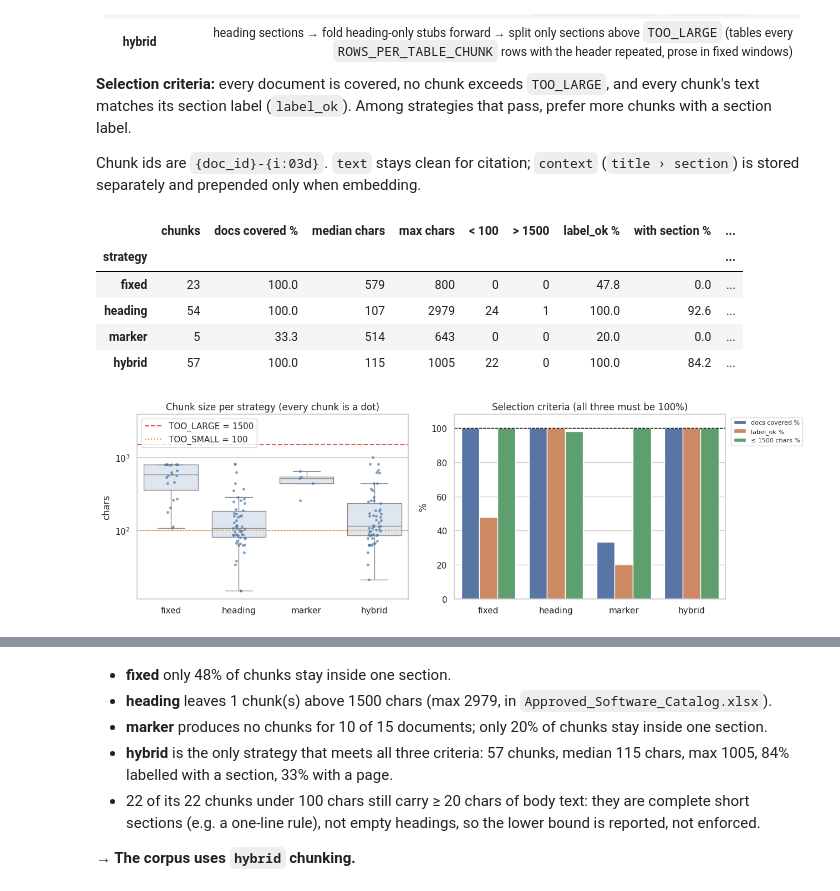
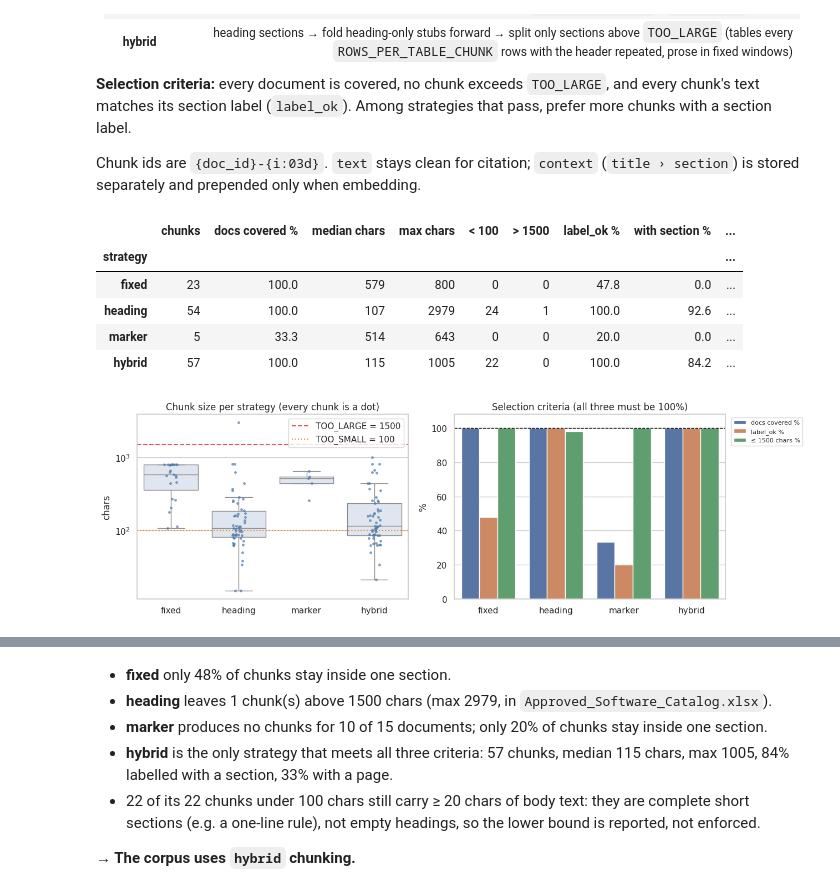
Before and after one commit to tal-mat/knowledge-assistant, a Jupyter notebook: experiments/00_corpus.ipynb, the cells around one changed output, grey strips where cells are left out. Cells and saved outputs as stored; diff of their text form; code cells hidden in the pictures.

```diff
--- a/experiments/00_corpus.ipynb
+++ b/experiments/00_corpus.ipynb
@@ -650,32 +719,32 @@ for s, per_doc in RESULTS.items():
         "label_ok %": round(100 * np.mean([label_ok(c) for c in chunks]), 1) if chunks else 0.0,
         "with section %": round(100 * np.mean([c["section"] is not None for c in chunks]), 1) if chunks else 0.0,
         "with page %": round(100 * np.mean([c["page"] is not None for c in chunks]), 1) if chunks else 0.0,
     })
 STRAT_DF = pd.DataFrame(strat_rows).set_index("strategy")
 display(STRAT_DF)
 
 fig, axes = plt.subplots(1, 2, figsize=(13, 4.2))
 sizes_df = pd.DataFrame(size_rows)
 sns.boxplot(data=sizes_df, x="strategy", y="chars", ax=axes[0], color="#DDE6F2", showfliers=False)
 sns.stripplot(data=sizes_df, x="strategy", y="chars", ax=axes[0], size=3.5, alpha=0.7, color="#4C78A8")
 axes[0].axhline(TOO_LARGE, color="#E45756", ls="--", label=f"TOO_LARGE = {TOO_LARGE}")
 axes[0].axhline(TOO_SMALL, color="#F58518", ls=":", label=f"TOO_SMALL = {TOO_SMALL}")
 axes[0].set(yscale="log", title="Chunk size per strategy (every chunk is a dot)", xlabel="")
-axes[0].legend(loc="upper left")
+axes[0].legend(loc="upper right")
 checks = STRAT_DF[["docs covered %", "label_ok %"]].copy()
 checks[f"≤ {TOO_LARGE} chars %"] = 100 * (1 - STRAT_DF[f"> {TOO_LARGE}"] / STRAT_DF["chunks"].clip(lower=1))
 checks = checks.reset_index().melt("strategy", var_name="check", value_name="%")
 sns.barplot(data=checks, x="strategy", y="%", hue="check", ax=axes[1])
 axes[1].axhline(100, color="black", ls="--", lw=1)
 axes[1].set(title="Selection criteria (all three must be 100%)", ylim=(0, 108), xlabel="")
 axes[1].legend(loc="upper left", bbox_to_anchor=(1.01, 1), fontsize=8)
 plt.tight_layout()
 plt.show()
 # %% [output]
 |  | chunks | docs covered % | median chars | max chars | < 100 | > 1500 | label_ok % | with section % | ... |
 | strategy |  |  |  |  |  |  |  |  | ... |
 | fixed | 23 | 100.0 | 579 | 800 | 0 | 0 | 47.8 | 0.0 | ... |
 | heading | 54 | 100.0 | 107 | 2979 | 24 | 1 | 100.0 | 92.6 | ... |
 | marker | 5 | 33.3 | 514 | 643 | 0 | 0 | 20.0 | 0.0 | ... |
 | hybrid | 57 | 100.0 | 115 | 1005 | 22 | 0 | 100.0 | 84.2 | ... |
-[figure, old version]
+[figure, new version]
```
Also changed, not shown: parts of 8 cells of this notebook.
